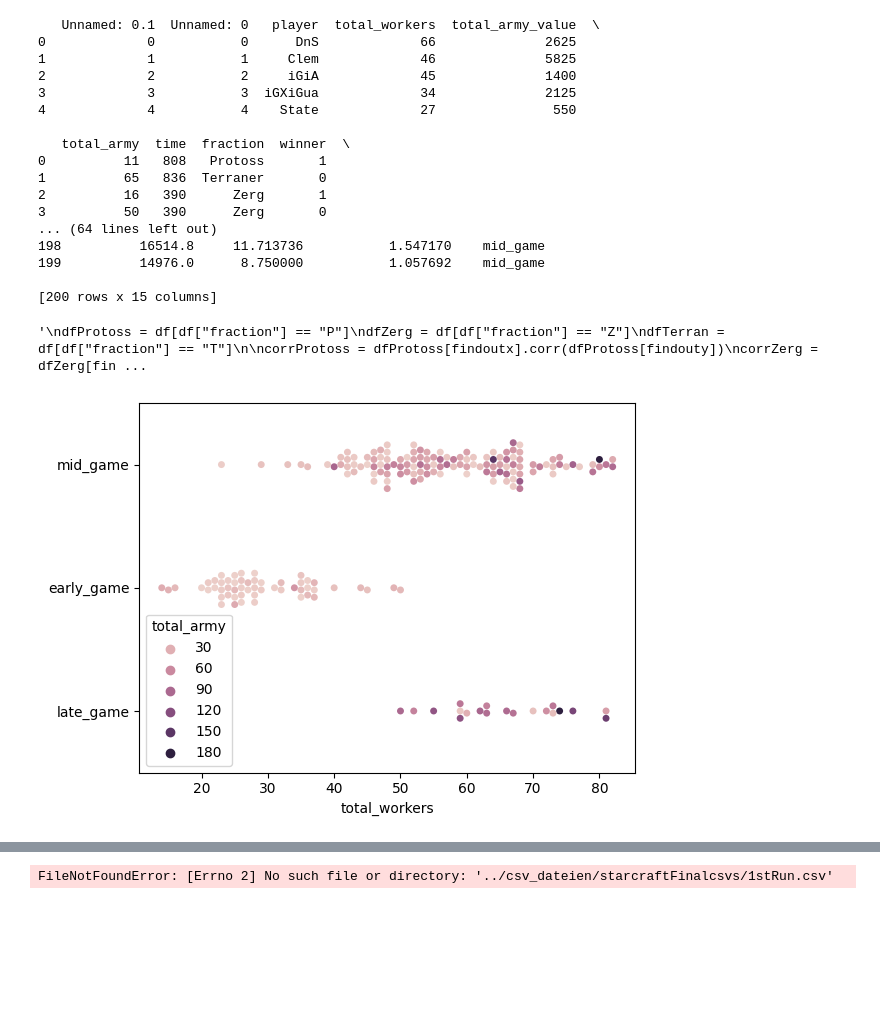
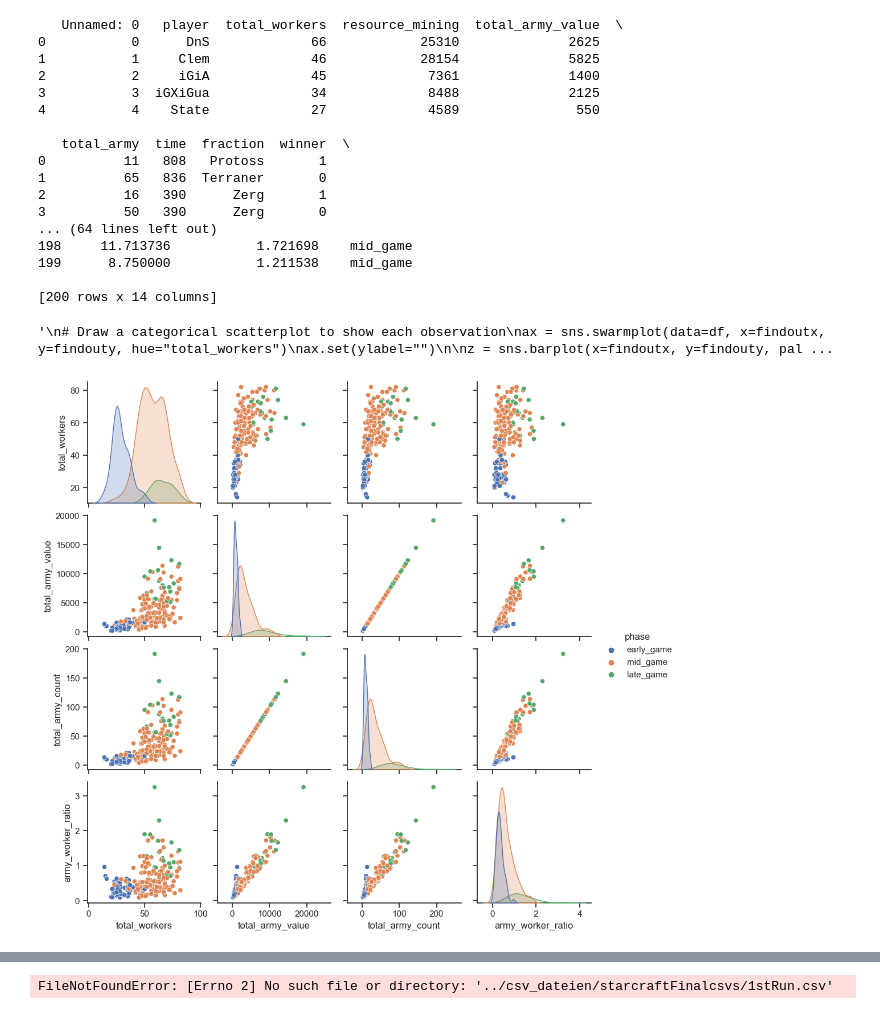
Before and after one commit to Monsieur-Bandana/gurobi_machine_learning, a Jupyter notebook: starcraft-pandas-version.ipynb, the cells around one changed output, grey strips where cells are left out. Saved outputs shown, nothing was run; the diff lists cells and outputs as text; code cells hidden in the pictures; blank space fills up the shorter version.

```diff
--- a/starcraft-pandas-version.ipynb
+++ b/starcraft-pandas-version.ipynb
@@ -85,14 +92,17 @@ import numpy as np
 df = pd.read_csv('csv_dateien/starcraftFinalcsvs/stackedRun.csv')
 
 findoutx = "total_workers"
-findouty = "phase"
+findouty = "total_army_value"
+findoutz = "total_army_count"
+findoutr = "army_worker_ratio"
 
 df = df[:200]
 
 df = df[df["time"] > 0]
 
+df["total_army_count"] = df["total_army_value"]/100
 df["army_in_time"] = df["total_army_value"]/df["time"]
-df["worker_army_ratio"] = df["total_army"]/df["total_workers"]
+df["army_worker_ratio"] = df["total_army_count"]/df["total_workers"]
 
 conditions = [
     (df['time'] <= 420),
@@ -111,56 +121,59 @@ print(df)
 
 heighti = 8
 
-# sns.set_theme(style="ticks", palette=sns.color_palette("husl", 9))
+sns.set_theme(style="ticks")
 
-# sns.pairplot(data=df[[findoutx,findouty,"total_workers","total_army_value","phase", "time"]], hue="phase")
 
+sns.pairplot(vars=df[[findoutx,findouty,findoutz,findoutr]],hue_order=values, data=df, hue="phase")
+
+"""
 # Draw a categorical scatterplot to show each observation
-ax = sns.swarmplot(data=df, x=findoutx, y=findouty, hue="total_army")
+ax = sns.swarmplot(data=df, x=findoutx, y=findouty, hue="total_workers")
 ax.set(ylabel="")
 
-"""
+z = sns.barplot(x=findoutx, y=findouty, palette="deep", data=df)
+
 dfProtoss = df[df["fraction"] == "P"]
 dfZerg = df[df["fraction"] == "Z"]
 dfTerran = df[df["fraction"] == "T"]
 
 corrProtoss = dfProtoss[findoutx].corr(dfProtoss[findouty])
 corrZerg = dfZerg[findoutx].corr(dfZerg[findouty])
 corrTerran = dfTerran[findoutx].corr(dfTerran[findouty])
 
 print("corrProtoss: {}\ncorrZerg: {}\ncorrTerran: {}".format(corrProtoss,corrZerg,corrTerran))
 
 g3= sns.lmplot(x=findoutx, y=findouty, data=dfTerran[[findoutx,findouty]],
           height=heighti)
 
 # Korrelation worker und sieg
 
 corrWorker = dfTerran["total_workers"].corr(dfTerran["winner"])
 
 # Korrelation army und sieg
 # keine Korrelation, da nur die army zum ersten zeitpunkt zählt
 
 corrArmy = dfTerran["total_army"].corr(dfTerran["winner"])
 
 print("corr worker and win: {}\ncorr army and win: {}".format(corrWorker,corrArmy))
 """
 # %% [output]
-   Unnamed: 0.1  Unnamed: 0   player  total_workers  total_army_value  \
-0             0           0      DnS             66              2625
-1             1           1     Clem             46              5825
-2             2           2     iGiA             45              1400
-3             3           3  iGXiGua             34              2125
-4             4           4    State             27               550
+   Unnamed: 0   player  total_workers  resource_mining  total_army_value  \
+0           0      DnS             66            25310              2625
+1           1     Clem             46            28154              5825
+2           2     iGiA             45             7361              1400
+3           3  iGXiGua             34             8488              2125
+4           4    State             27             4589               550
 
    total_army  time  fraction  winner  \
 0          11   808   Protoss       1
 1          65   836  Terraner       0
 2          16   390      Zerg       1
 3          50   390      Zerg       0
 ... (64 lines left out)
-198          16514.8     11.713736           1.547170    mid_game
-199          14976.0      8.750000           1.057692    mid_game
+198     11.713736           1.721698    mid_game
+199      8.750000           1.211538    mid_game
 
-[200 rows x 15 columns]
+[200 rows x 14 columns]
-'\ndfProtoss = df[df["fraction"] == "P"]\ndfZerg = df[df["fraction"] == "Z"]\ndfTerran = df[df["fraction"] == "T"]\n\ncorrProtoss = dfProtoss[findoutx].corr(dfProtoss[findouty])\ncorrZerg = dfZerg[fin ...
+'\n# Draw a categorical scatterplot to show each observation\nax = sns.swarmplot(data=df, x=findoutx, y=findouty, hue="total_workers")\nax.set(ylabel="")\n\nz = sns.barplot(x=findoutx, y=findouty, pal ...
-[figure, old version]
+[figure, new version]
```
Also changed, not shown: parts of 2 cells of this notebook, 15 other files.
